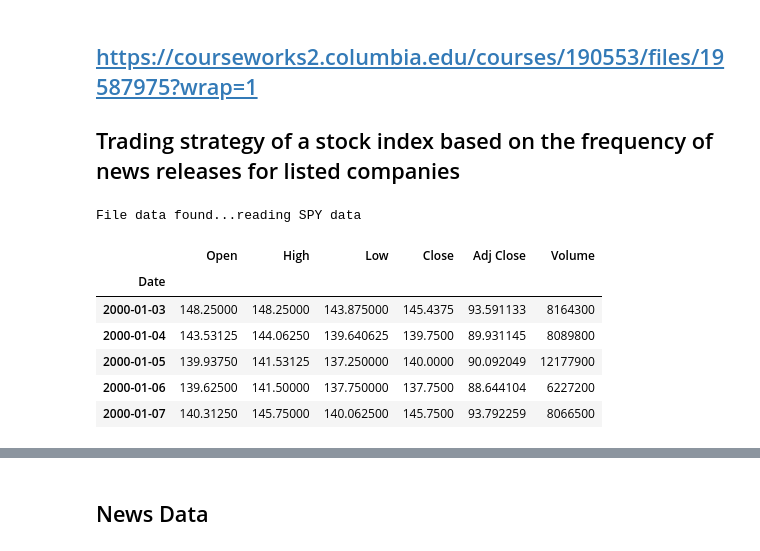
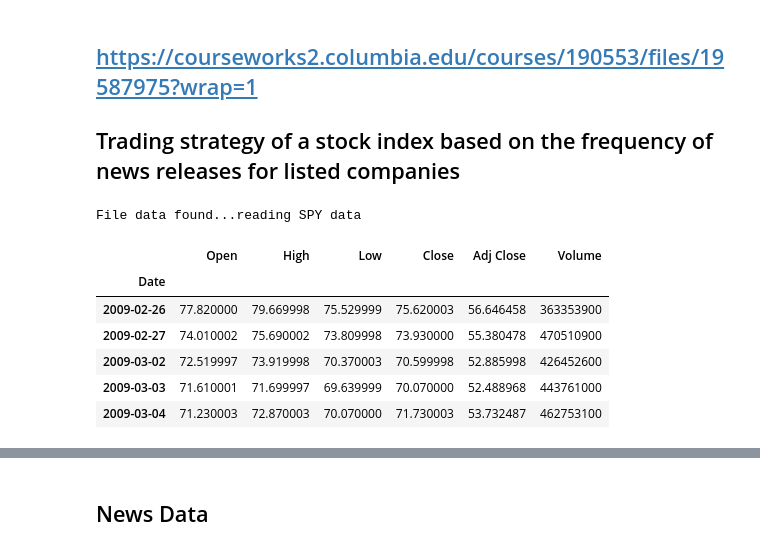
Before and after one commit to A-Chaudhary/college-senior-spring2024-algorithmic-trading-project-4, a Jupyter notebook: Project_4.ipynb, the cells around one changed output, grey strips where cells are left out. Drawn from its saved outputs; the diff is of its cells as text; code cells hidden in the pictures.

```diff
--- a/Project_4.ipynb
+++ b/Project_4.ipynb
@@ -30,13 +34,14 @@ def load_financial_data(ticker:str, start_date, end_date,output_file):
 # %%
 spy_data=load_financial_data('SPY', start_date=datetime(2000,1,1), end_date = datetime(2024,1,1), output_file='spy_data.pkl')
 spy_data.to_csv('spy.csv')
+spy_data = spy_data.iloc[2300:4730]
 spy_data.head()
 # %% [output]
 File data found...reading SPY data
 |  | Open | High | Low | Close | Adj Close | Volume |
 | Date |  |  |  |  |  |  |
-| 2000-01-03 | 148.25000 | 148.25000 | 143.875000 | 145.4375 | 93.591133 | 8164300 |
-| 2000-01-04 | 143.53125 | 144.06250 | 139.640625 | 139.7500 | 89.931145 | 8089800 |
-| 2000-01-05 | 139.93750 | 141.53125 | 137.250000 | 140.0000 | 90.092049 | 12177900 |
-| 2000-01-06 | 139.62500 | 141.50000 | 137.750000 | 137.7500 | 88.644104 | 6227200 |
-| 2000-01-07 | 140.31250 | 145.75000 | 140.062500 | 145.7500 | 93.792259 | 8066500 |
+| 2009-02-26 | 77.820000 | 79.669998 | 75.529999 | 75.620003 | 56.646458 | 363353900 |
+| 2009-02-27 | 74.010002 | 75.690002 | 73.809998 | 73.930000 | 55.380478 | 470510900 |
+| 2009-03-02 | 72.519997 | 73.919998 | 70.370003 | 70.599998 | 52.885998 | 426452600 |
+| 2009-03-03 | 71.610001 | 71.699997 | 69.639999 | 70.070000 | 52.488968 | 443761000 |
+| 2009-03-04 | 71.230003 | 72.870003 | 70.070000 | 71.730003 | 53.732487 | 462753100 |
```
Also changed, not shown: parts of 23 cells of this notebook.
